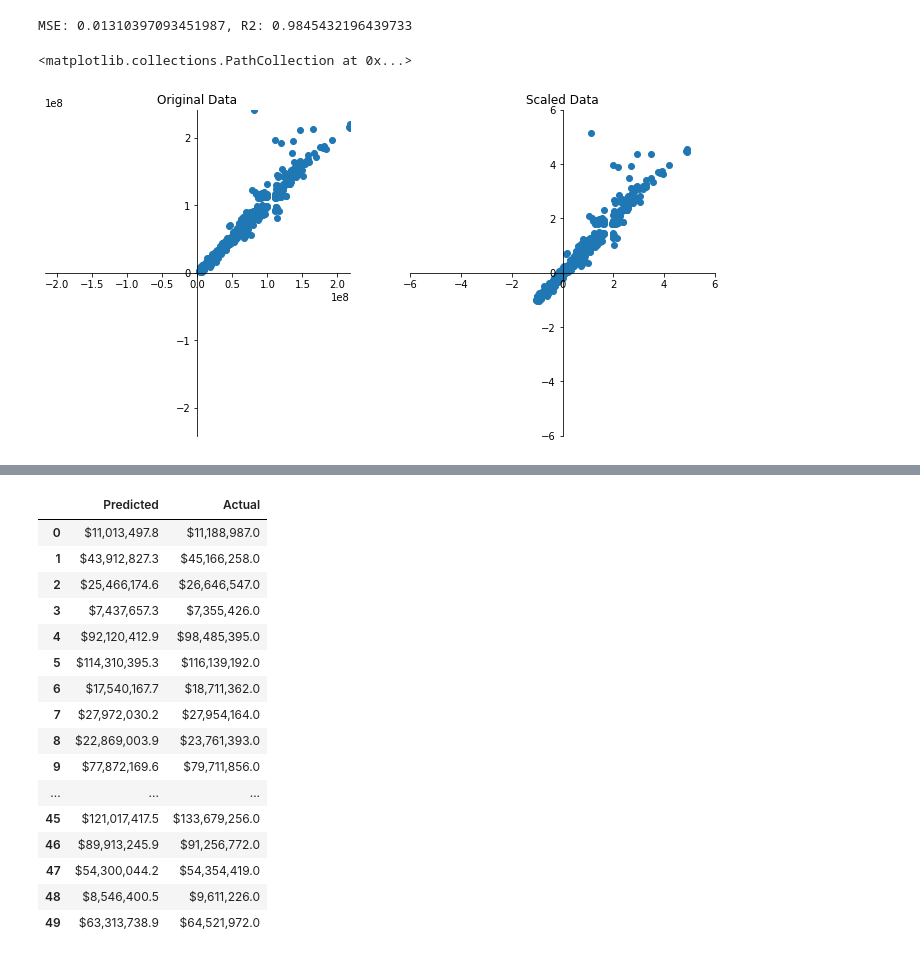
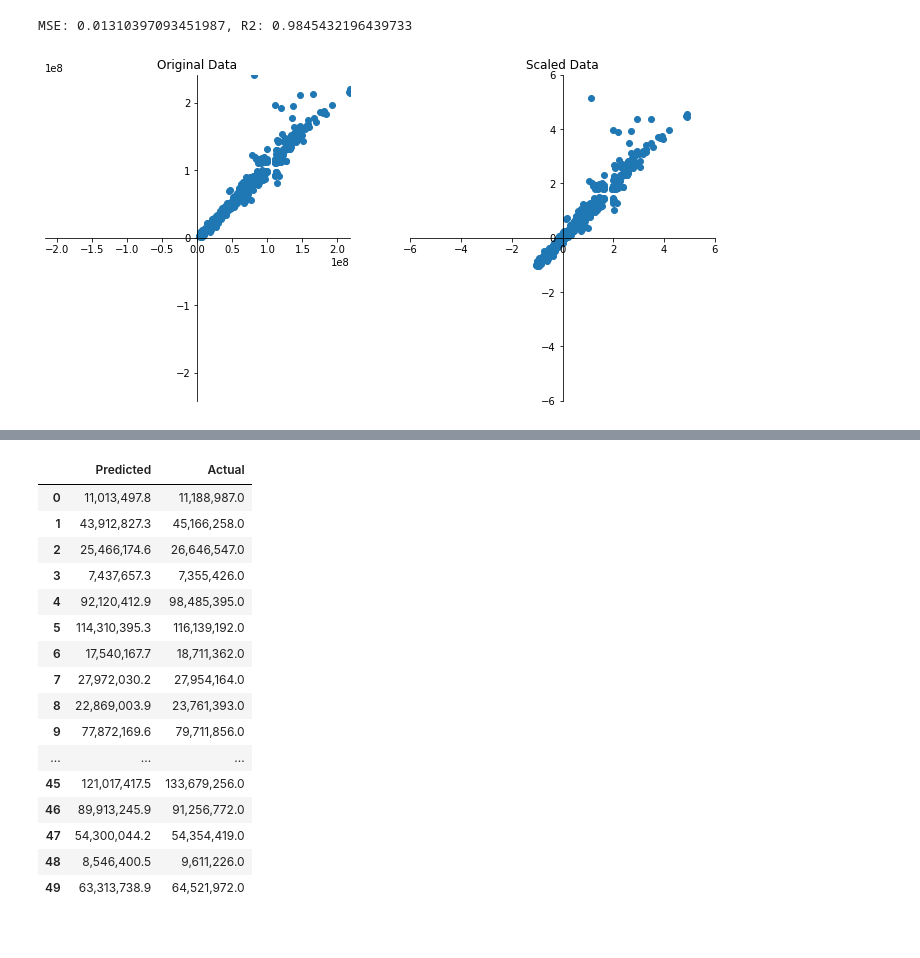
Before and after one commit to dpage02/FlutieEffect, a Jupyter notebook: Project_3/Cleaned_Resources/Expenses_MultiRegress_Model.ipynb, the cells around one changed output, grey strips where cells are left out. Saved outputs shown, nothing was run; the diff lists cells and outputs as text; code cells hidden in the pictures.

```diff
--- a/Project_3/Cleaned_Resources/Expenses_MultiRegress_Model.ipynb
+++ b/Project_3/Cleaned_Resources/Expenses_MultiRegress_Model.ipynb
@@ -46,7 +48,7 @@ df.head(50)
 # %%
 # assigning dependent and independent variables
 
-X = df[['Total Expenses']]
+X = df[['Total_Expenses']]
 y = df[['Total Revenues']].values.reshape(-1,1)
 # %%
 #proving linearity between Total Revenues and Total Expenses
@@ -108,6 +113,7 @@ print(f"MSE: {MSE}, R2: {r2}")
 MSE: 0.01310397093451987, R2: 0.9845432196439733
 # %%
 # plotting original data and scaled data
+
 fig1 = plt.figure(figsize=(12, 6))
 axes1 = fig1.add_subplot(1, 2, 1)
 axes2 = fig1.add_subplot(1, 2, 2)
@@ -136,7 +142,7 @@ set_axes(axes2)
 
 axes1.scatter(X_train["Total Expenses"], y_train)
 axes2.scatter(X_train_scaled[:,0], y_train_scaled[:])
+plt.savefig("actual_scaled.png")
 # %% [output]
-<matplotlib.collections.PathCollection at 0x...>
 [figure]
 # %%
@@ -182,25 +192,27 @@ print(y_actual)
  [2.22925970e+07]
  [1.43421668e+08]]
 # %%
+# concatenate predicted and actual revenues
+
 data = pd.DataFrame(np.concatenate((y_predicted.reshape(len(y_predicted),1),y_actual.reshape(len(y_actual),1)),1))
 data.columns = ["Predicted", "Actual"]
-pd.options.display.float_format='${:,.1f}'.format
+pd.options.display.float_format='{:,.1f}'.format
 data.head(50)
 # %% [output]
 |  | Predicted | Actual |
-| 0 | $11,013,497.8 | $11,188,987.0 |
-| 1 | $43,912,827.3 | $45,166,258.0 |
-| 2 | $25,466,174.6 | $26,646,547.0 |
-| 3 | $7,437,657.3 | $7,355,426.0 |
-| 4 | $92,120,412.9 | $98,485,395.0 |
-| 5 | $114,310,395.3 | $116,139,192.0 |
-| 6 | $17,540,167.7 | $18,711,362.0 |
-| 7 | $27,972,030.2 | $27,954,164.0 |
-| 8 | $22,869,003.9 | $23,761,393.0 |
-| 9 | $77,872,169.6 | $79,711,856.0 |
+| 0 | 11,013,497.8 | 11,188,987.0 |
+| 1 | 43,912,827.3 | 45,166,258.0 |
+| 2 | 25,466,174.6 | 26,646,547.0 |
+| 3 | 7,437,657.3 | 7,355,426.0 |
+| 4 | 92,120,412.9 | 98,485,395.0 |
+| 5 | 114,310,395.3 | 116,139,192.0 |
+| 6 | 17,540,167.7 | 18,711,362.0 |
+| 7 | 27,972,030.2 | 27,954,164.0 |
+| 8 | 22,869,003.9 | 23,761,393.0 |
+| 9 | 77,872,169.6 | 79,711,856.0 |
 | ... | ... | ... |
-| 45 | $121,017,417.5 | $133,679,256.0 |
-| 46 | $89,913,245.9 | $91,256,772.0 |
-| 47 | $54,300,044.2 | $54,354,419.0 |
-| 48 | $8,546,400.5 | $9,611,226.0 |
-| 49 | $63,313,738.9 | $64,521,972.0 |
+| 45 | 121,017,417.5 | 133,679,256.0 |
+| 46 | 89,913,245.9 | 91,256,772.0 |
+| 47 | 54,300,044.2 | 54,354,419.0 |
+| 48 | 8,546,400.5 | 9,611,226.0 |
+| 49 | 63,313,738.9 | 64,521,972.0 |
```
Also changed, not shown: parts of 11 cells of this notebook, 8 other files.
